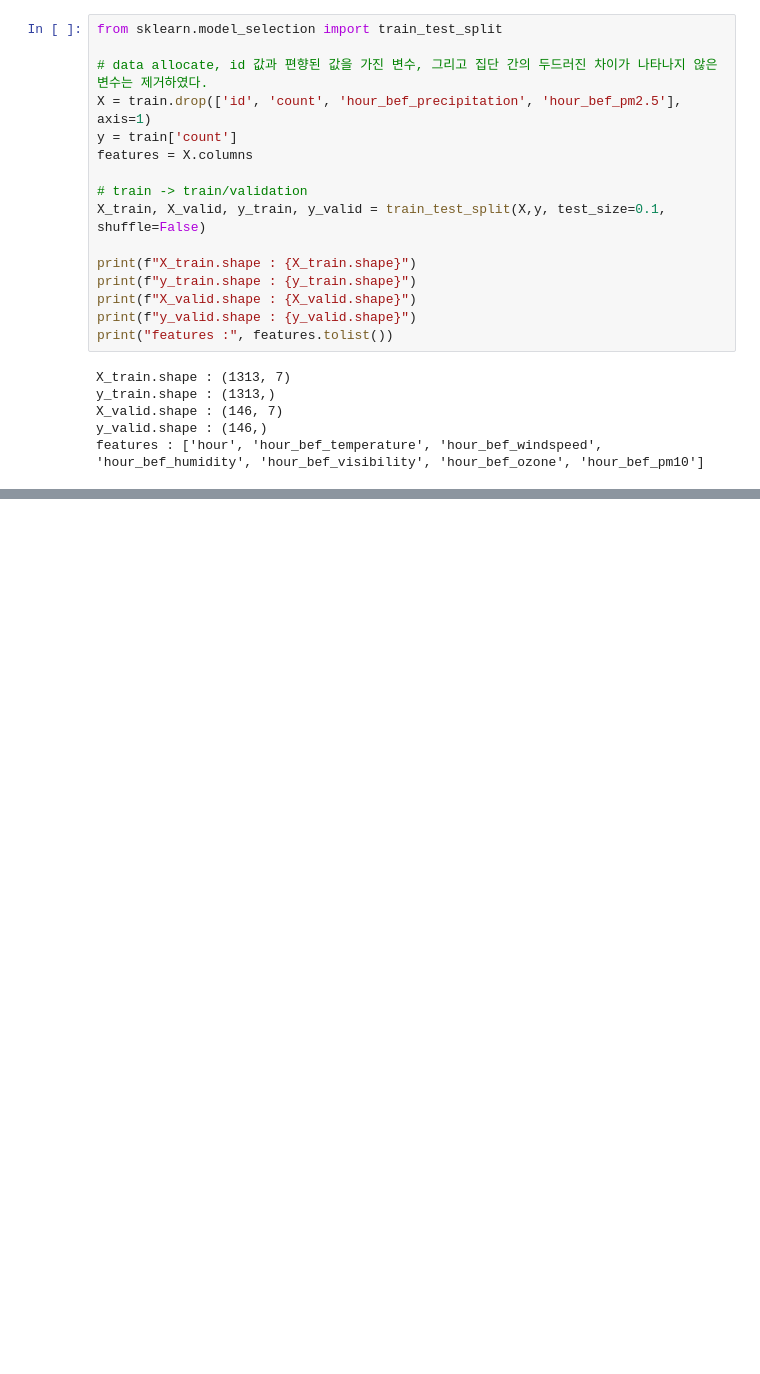
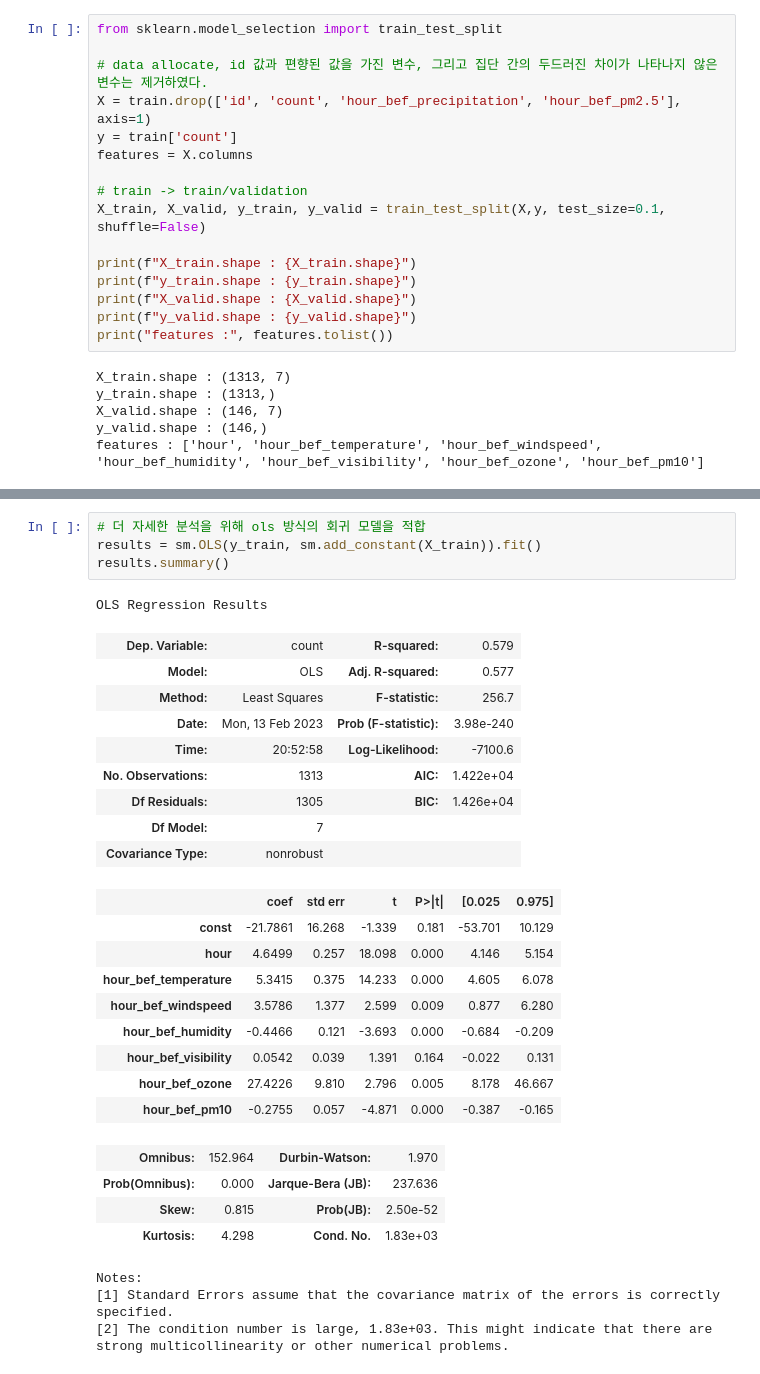
Before and after one commit to uowol/ML-projects, a Jupyter notebook: dacon/서울시_따릉이_대여량_예측/3.modeling.ipynb, the cells around one changed output, grey strips where cells are left out. Drawn from its saved outputs; the diff is of its cells as text; blank space fills up the shorter version.

```diff
--- a/dacon/서울시_따릉이_대여량_예측/3.modeling.ipynb
+++ b/dacon/서울시_따릉이_대여량_예측/3.modeling.ipynb
@@ -41,0 +83,32 @@ features : ['hour', 'hour_bef_temperature', 'hour_bef_windspeed', 'hour_bef_humi
+# %%
+# 더 자세한 분석을 위해 ols 방식의 회귀 모델을 적합
+results = sm.OLS(y_train, sm.add_constant(X_train)).fit()
+results.summary()
+# %% [output]
+OLS Regression Results
+| Dep. Variable: | count | R-squared: | 0.579 |
+| Model: | OLS | Adj. R-squared: | 0.577 |
+| Method: | Least Squares | F-statistic: | 256.7 |
+| Date: | Mon, 13 Feb 2023 | Prob (F-statistic): | 3.98e-240 |
+| Time: | 20:52:58 | Log-Likelihood: | -7100.6 |
+| No. Observations: | 1313 | AIC: | 1.422e+04 |
+| Df Residuals: | 1305 | BIC: | 1.426e+04 |
+| Df Model: | 7 |  |  |
+| Covariance Type: | nonrobust |  |  |
+|  | coef | std err | t | P>|t| | [0.025 | 0.975] |
+| const | -21.7861 | 16.268 | -1.339 | 0.181 | -53.701 | 10.129 |
+| hour | 4.6499 | 0.257 | 18.098 | 0.000 | 4.146 | 5.154 |
+| hour_bef_temperature | 5.3415 | 0.375 | 14.233 | 0.000 | 4.605 | 6.078 |
+| hour_bef_windspeed | 3.5786 | 1.377 | 2.599 | 0.009 | 0.877 | 6.280 |
+| hour_bef_humidity | -0.4466 | 0.121 | -3.693 | 0.000 | -0.684 | -0.209 |
+| hour_bef_visibility | 0.0542 | 0.039 | 1.391 | 0.164 | -0.022 | 0.131 |
+| hour_bef_ozone | 27.4226 | 9.810 | 2.796 | 0.005 | 8.178 | 46.667 |
+| hour_bef_pm10 | -0.2755 | 0.057 | -4.871 | 0.000 | -0.387 | -0.165 |
+| Omnibus: | 152.964 | Durbin-Watson: | 1.970 |
+| Prob(Omnibus): | 0.000 | Jarque-Bera (JB): | 237.636 |
+| Skew: | 0.815 | Prob(JB): | 2.50e-52 |
+| Kurtosis: | 4.298 | Cond. No. | 1.83e+03 |
+Notes:
+[1] Standard Errors assume that the covariance matrix of the errors is correctly specified.
+[2] The condition number is large, 1.83e+03. This might indicate that there are
+strong multicollinearity or other numerical problems.
```
Also changed, not shown: parts of 39 cells of this notebook, 2 other files.
